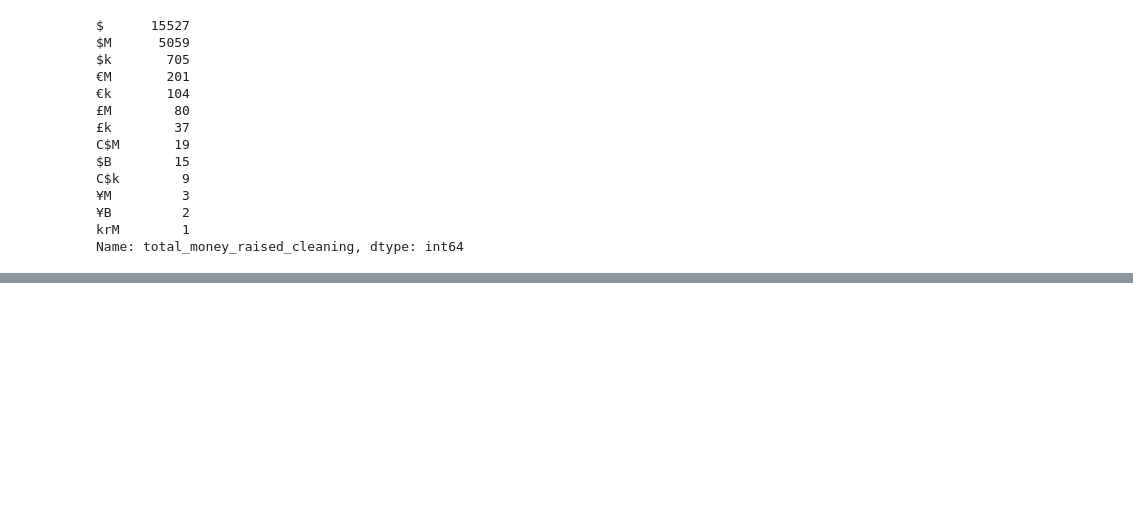
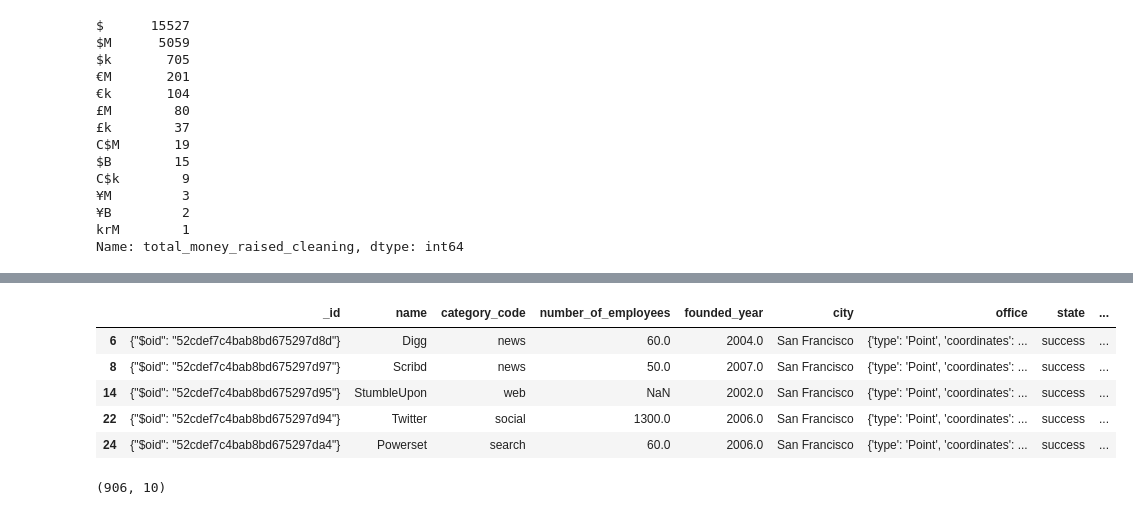
Before and after one commit to Flori-87/best-located-company, a Jupyter notebook: src/clean_companyData.ipynb, the cells around one changed output, grey strips where cells are left out. Drawn from its saved outputs; the diff is of its cells as text; code cells hidden in the pictures; blank space fills up the shorter version.

```diff
--- a/src/clean_companyData.ipynb
+++ b/src/clean_companyData.ipynb
@@ -144,0 +269,11 @@ Name: total_money_raised_cleaning, dtype: int64
+# %%
+companiesSF = company_processed[company_processed["city"]=="San Francisco"]
+display(companiesSF.head(),companiesSF.shape)
+# %% [output]
+|  | _id | name | category_code | number_of_employees | founded_year | city | office | state | ... |
+| 6 | {"$oid": "52cdef7c4bab8bd675297d8d"} | Digg | news | 60.0 | 2004.0 | San Francisco | {'type': 'Point', 'coordinates': ... | success | ... |
+| 8 | {"$oid": "52cdef7c4bab8bd675297d97"} | Scribd | news | 50.0 | 2007.0 | San Francisco | {'type': 'Point', 'coordinates': ... | success | ... |
+| 14 | {"$oid": "52cdef7c4bab8bd675297d95"} | StumbleUpon | web | NaN | 2002.0 | San Francisco | {'type': 'Point', 'coordinates': ... | success | ... |
+| 22 | {"$oid": "52cdef7c4bab8bd675297d94"} | Twitter | social | 1300.0 | 2006.0 | San Francisco | {'type': 'Point', 'coordinates': ... | success | ... |
+| 24 | {"$oid": "52cdef7c4bab8bd675297da4"} | Powerset | search | 60.0 | 2006.0 | San Francisco | {'type': 'Point', 'coordinates': ... | success | ... |
+(906, 10)
```
Also changed, not shown: parts of 11 cells of this notebook, 1 other file.
